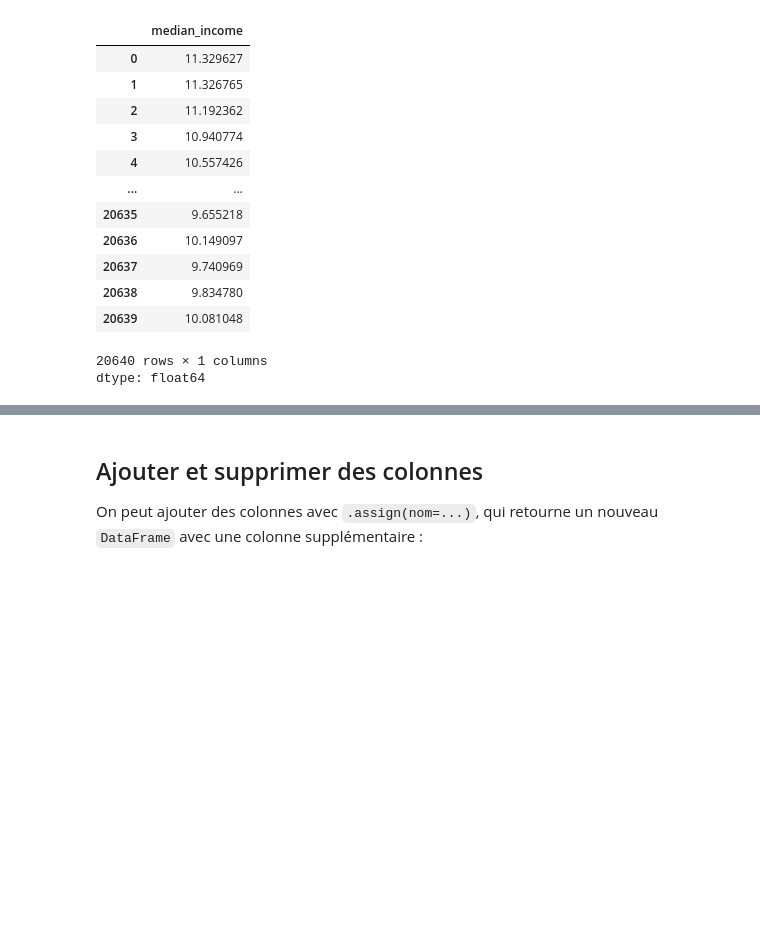
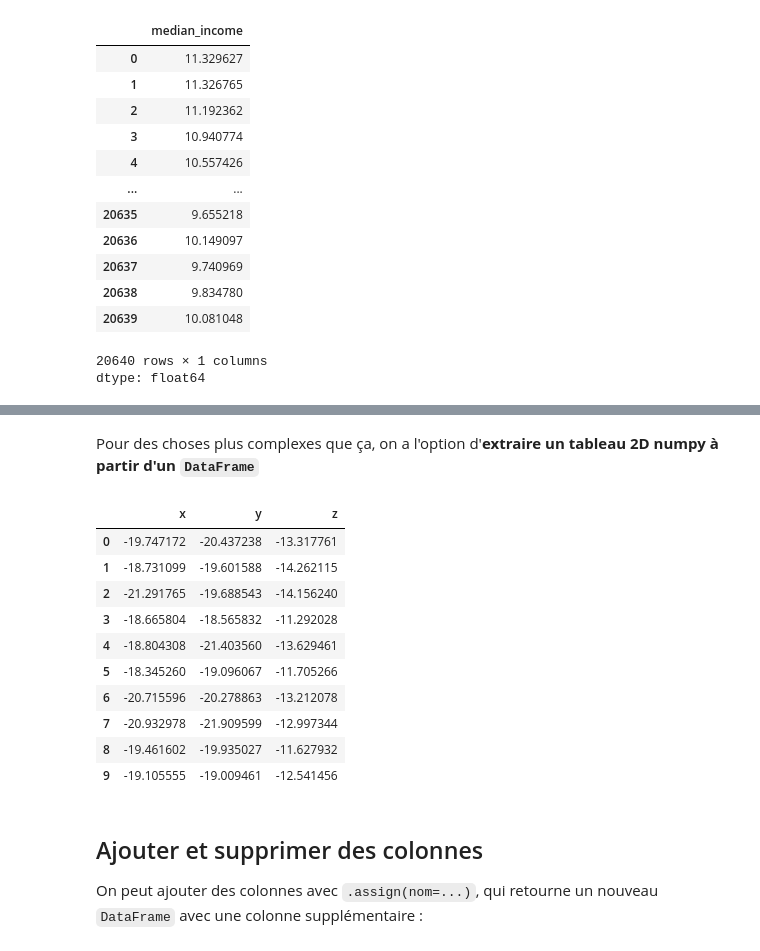
Before and after one commit to 316k/notebooks-cf1, a Jupyter notebook: exercices/03_Intro_pandas.ipynb, the cells around one changed output, grey strips where cells are left out. Drawn from its saved outputs; the diff is of its cells as text; code cells hidden in the pictures; blank space fills up the shorter version.

```diff
--- a/exercices/03_Intro_pandas.ipynb
+++ b/exercices/03_Intro_pandas.ipynb
@@ -1024,3 +1012,37 @@ df = pd.read_csv("https://raw.githubusercontent.com/WillKoehrsen/Hands-On-Machin
+# %% [markdown]
+Pour des choses plus complexes que ça, on a l'option d'**extraire un tableau 2D numpy à partir d'un `DataFrame`**
+# %%
+df_points3D = np.random.random((10, 3))
+
+df_points3D = pd.DataFrame(
+        df_points3D,
+        columns=["x", "y", "z"]
+)
+
+matrice_numpy = df_points3D.to_numpy()
+
+# Opérations avancées entre un tableau 2D et un tableau 1D numpy
+matrice_numpy = matrice_numpy - matrice_numpy.sum(axis=0)
+matrice_numpy /= matrice_numpy.std(axis=0)
+
+
+# Reconversion en DataFrame
+df_points3D = pd.DataFrame(matrice_numpy,
+                           columns=df_points3D.columns,
+                           index=df_points3D.index)
+display(df_points3D)
+# %% [output]
+|  | x | y | z |
+| 0 | -19.747172 | -20.437238 | -13.317761 |
+| 1 | -18.731099 | -19.601588 | -14.262115 |
+| 2 | -21.291765 | -19.688543 | -14.156240 |
+| 3 | -18.665804 | -18.565832 | -11.292028 |
+| 4 | -18.804308 | -21.403560 | -13.629461 |
+| 5 | -18.345260 | -19.096067 | -11.705266 |
+| 6 | -20.715596 | -20.278863 | -13.212078 |
+| 7 | -20.932978 | -21.909599 | -12.997344 |
+| 8 | -19.461602 | -19.935027 | -11.627932 |
+| 9 | -19.105555 | -19.009461 | -12.541456 |
 # %% [markdown]
 ## Ajouter et supprimer des colonnes
 
```
Also changed, not shown: parts of 44 cells of this notebook, 2 other files.
